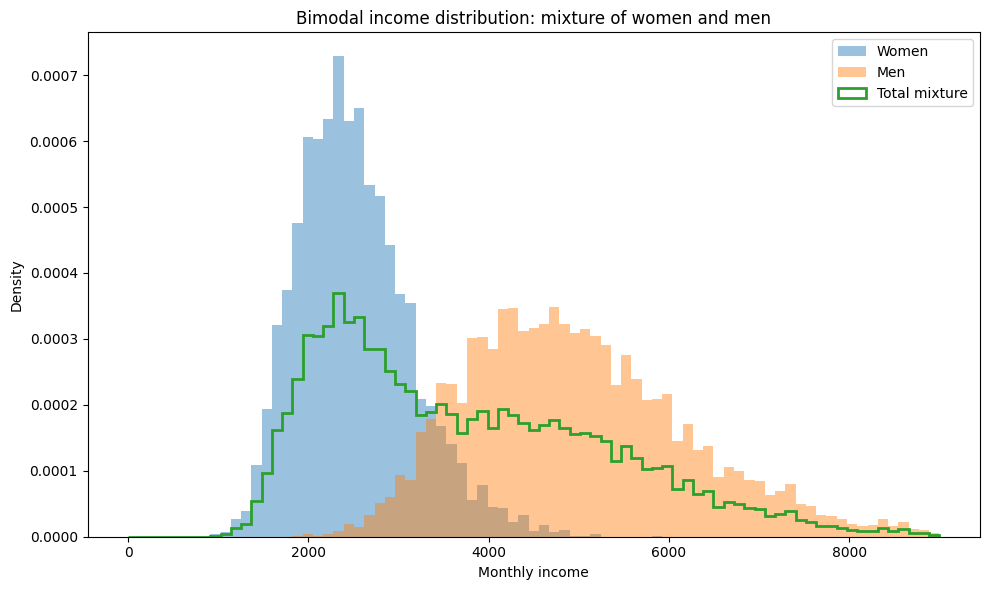
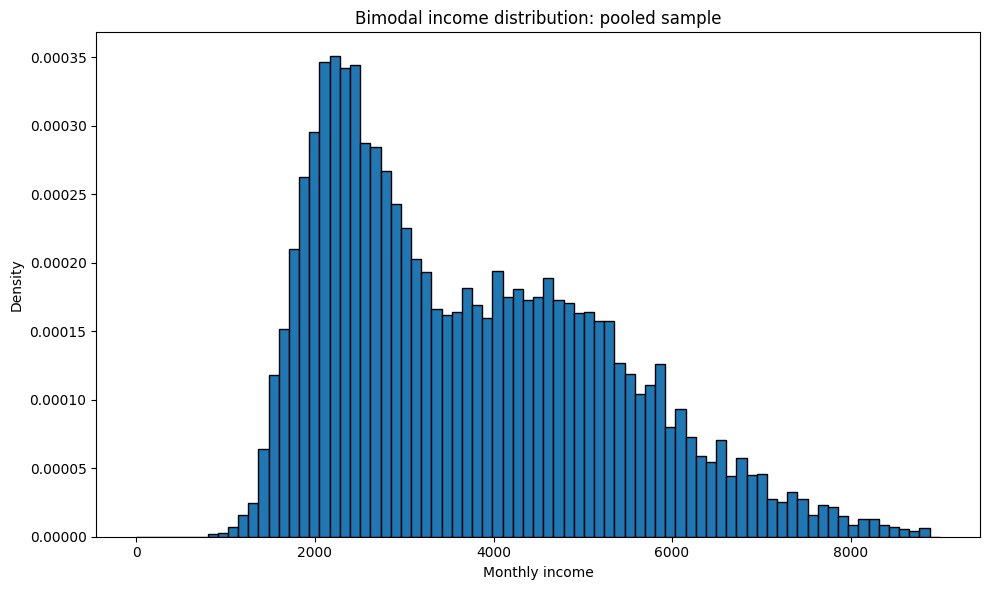
Code edit (unified diff) that turned the first committed figure into the second:
--- before
+++ after
@@ -1,2 +1,11 @@
+# ==========================================================
+# Maestría en Ciencia y Análisis de Datos
+# Universidad Mayor de San Andrés
+# ----------------------------------------------------------
+#    Modelos lineales y modelos lineales generalizados
+# ----------------------------------------------------------
+#        Rolando Gonzales Martinez, Julio 2026
+# ==========================================================
+
 import numpy as np
 import pandas as pd
@@ -50,4 +59,22 @@
 bins = np.linspace(0, 9000, 80)
 
+# Single histogram of the total income distribution
+plt.figure(figsize=(10, 6))
+
+bins = np.linspace(0, 9000, 80)
+
+plt.hist(
+    df["income"],
+    bins=bins,
+    density=True,
+    edgecolor="black"
+)
+
+plt.xlabel("Monthly income")
+plt.ylabel("Density")
+plt.title("Bimodal income distribution: pooled sample")
+plt.tight_layout()
+plt.show()
+
 plt.hist(
     income_women,
@@ -66,13 +93,4 @@
 )
 
-plt.hist(
-    df["income"],
-    bins=bins,
-    histtype="step",
-    linewidth=2,
-    density=True,
-    label="Total mixture"
-)
-
 plt.xlabel("Monthly income")
 plt.ylabel("Density")
@@ -81,25 +99,2 @@
 plt.tight_layout()
 plt.show()
-
-# ------------------------------------------------------------
-# Gráfico con densidad kernel de la mezcla total
-# ------------------------------------------------------------
-
-x_grid = np.linspace(0, 9000, 1000)
-
-kde_total = gaussian_kde(df["income"])
-kde_women = gaussian_kde(income_women)
-kde_men = gaussian_kde(income_men)
-
-plt.figure(figsize=(10, 6))
-
-plt.plot(x_grid, kde_women(x_grid), label="Women")
-plt.plot(x_grid, kde_men(x_grid), label="Men")
-plt.plot(x_grid, kde_total(x_grid), linewidth=3, label="Total mixture")
-
-plt.xlabel("Monthly income")
-plt.ylabel("Density")
-plt.title("Kernel density: bimodal mixture of income distributions")
-plt.legend()
-plt.tight_layout()
-plt.show()

Commit: Se creó con Colab